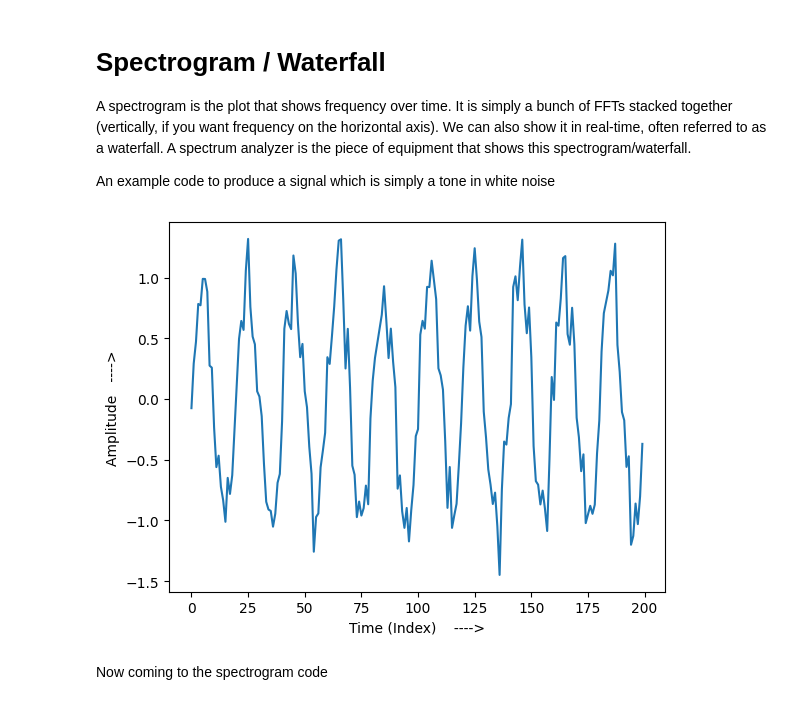
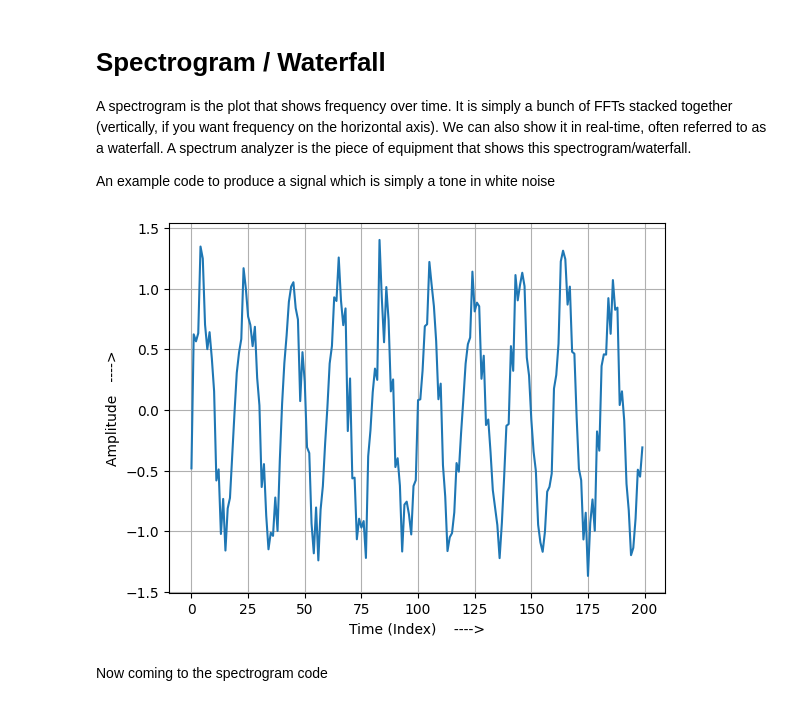
Before and after one commit to rstar900/PySDR, a Jupyter notebook: 01_frequency_domain.ipynb, the cells around one changed output. Drawn from its saved outputs; the diff is of its cells as text; code cells hidden in the pictures.

Commit message:
Added the final my_fft() example and grid to plots

```diff
--- a/01_frequency_domain.ipynb
+++ b/01_frequency_domain.ipynb
@@ -157,28 +169,29 @@ An example code to produce a signal which is simply a tone in white noise
 # %%
 import matplotlib.pyplot as plt
 import numpy as np
 
 # Sampling frequency (or sampling rate) of 1 MHz
 Fs = 1e6
 # Frequency of the signal (i.e. frequency of the tone)
 F = 50e3
 
 # Time vector
 # We divide by Fs because 1/Fs is simply the time period (T) of sampling
 # It simply multiplies each indice with T, so each value is a multiple of T
 # Because T is the smallest interval possible by sampling with a frequency of Fs
 t = np.arange(1024 * 1000) / Fs
 
 # Signal with some noise
 x = np.sin(2 * np.pi * F * t) + 0.2 * np.random.randn(len(t))
 
 # Plot the first 200 samples
 plt.plot(np.arange(200), x[:200]) # Instead of using actual time, we use indices for simplicity
 plt.xlabel('Time (Index)    ---->')
 plt.ylabel('Amplitude   ---->')
+plt.grid()
 plt.show()
 # %% [output]
-[figure, old version]
+[figure, new version]
 # %% [markdown]
 Now coming to the spectrogram code
 # %%
```
Also changed, not shown: parts of 9 cells of this notebook.
